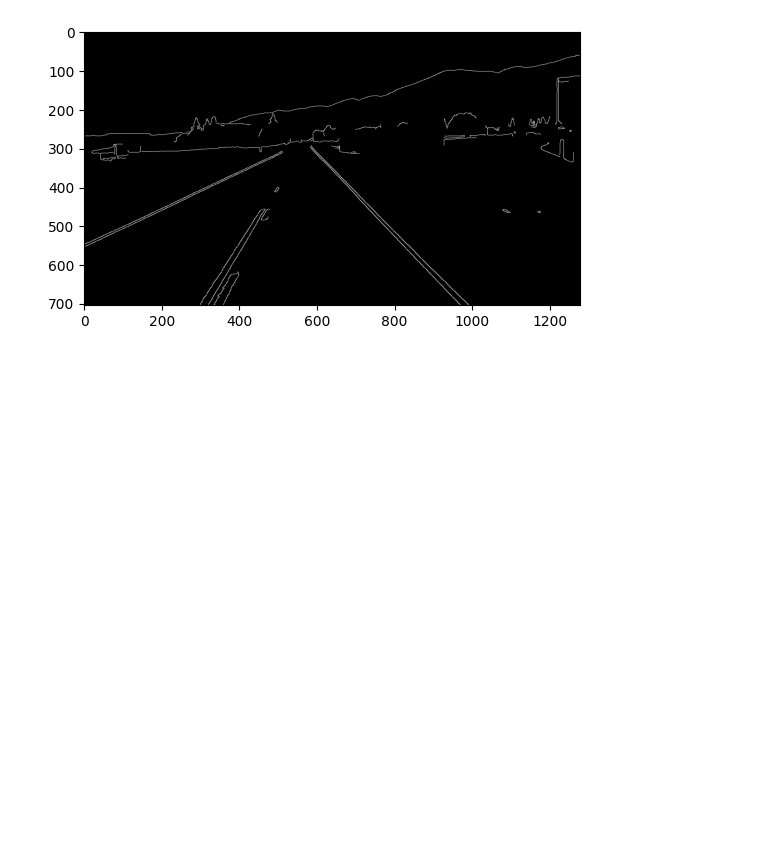
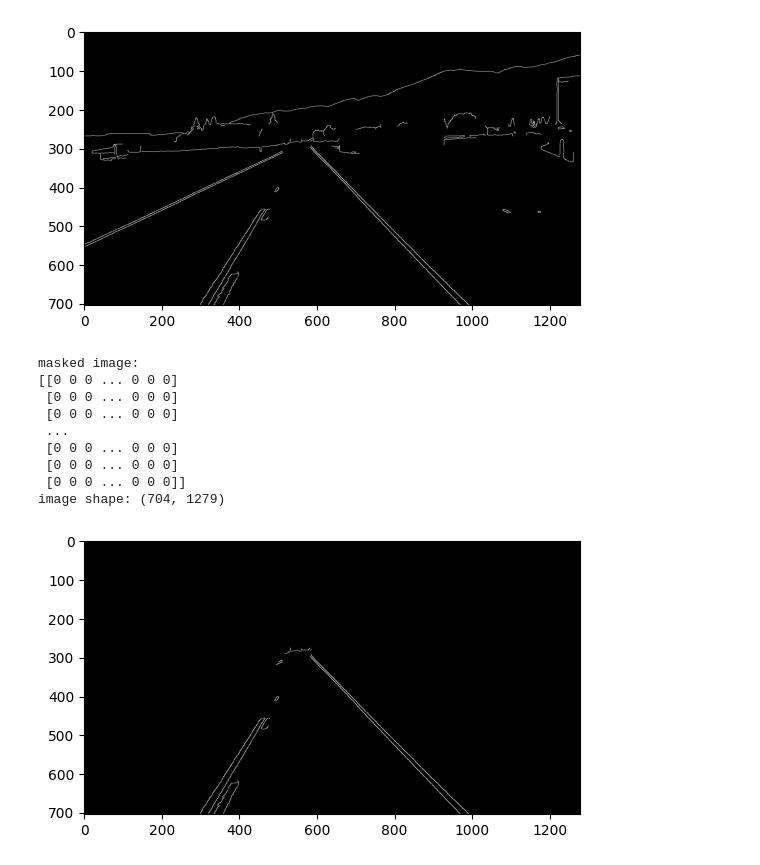
Before and after one commit to kozoB/Lane_Detection, a Jupyter notebook: lane_detection.ipynb, the cells around one changed output. Saved outputs shown, nothing was run; the diff lists cells and outputs as text; code cells hidden in the pictures; blank space fills up the shorter version.

Commit message:
Change region of interest function to image mask creation function

```diff
--- a/lane_detection.ipynb
+++ b/lane_detection.ipynb
@@ -90,16 +90,26 @@ canny_image:
 image shape: (704, 1279)
 [figure]
 # %%
-def get_region_of_interest(image):
+def create_image_mask(image):
     height = image.shape[0]
     polygons = np.array([
         [(200, height), (1100, height), (550, 250)]
         ])
     mask = np.zeros_like(image)
     cv2.fillPoly(mask, polygons, 255)
-    return mask
+    masked_image = cv2.bitwise_and(image, mask)
+    show_image(masked_image, "masked image")
+    return masked_image
 
-mask = get_region_of_interest(canny_image)
-cv2.imshow("mask", mask)
-cv2.waitKey(0)
-cv2.destroyWindow("mask")
+masked_image = create_image_mask(canny_image)
+# %% [output]
+masked image:
+[[0 0 0 ... 0 0 0]
+ [0 0 0 ... 0 0 0]
+ [0 0 0 ... 0 0 0]
+ ...
+ [0 0 0 ... 0 0 0]
+ [0 0 0 ... 0 0 0]
+ [0 0 0 ... 0 0 0]]
+image shape: (704, 1279)
+[figure, added]
```
